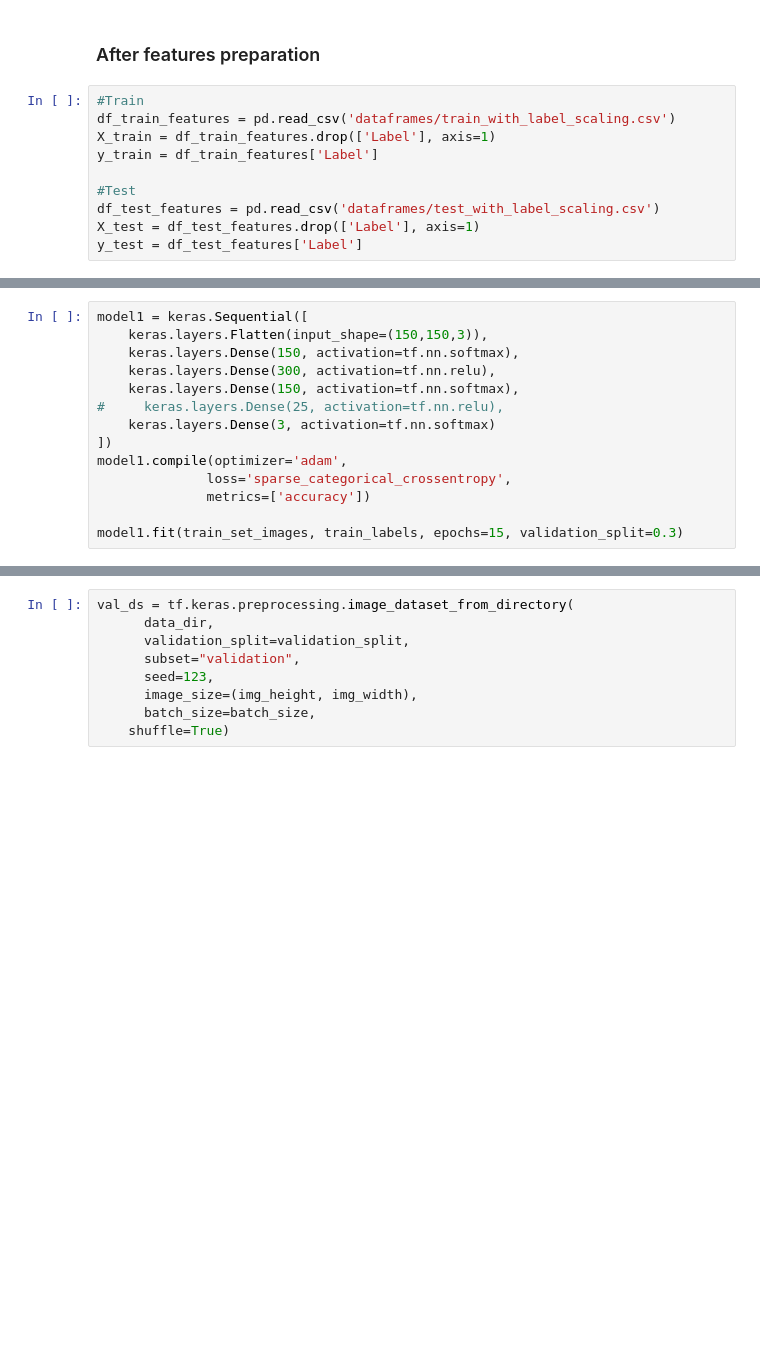
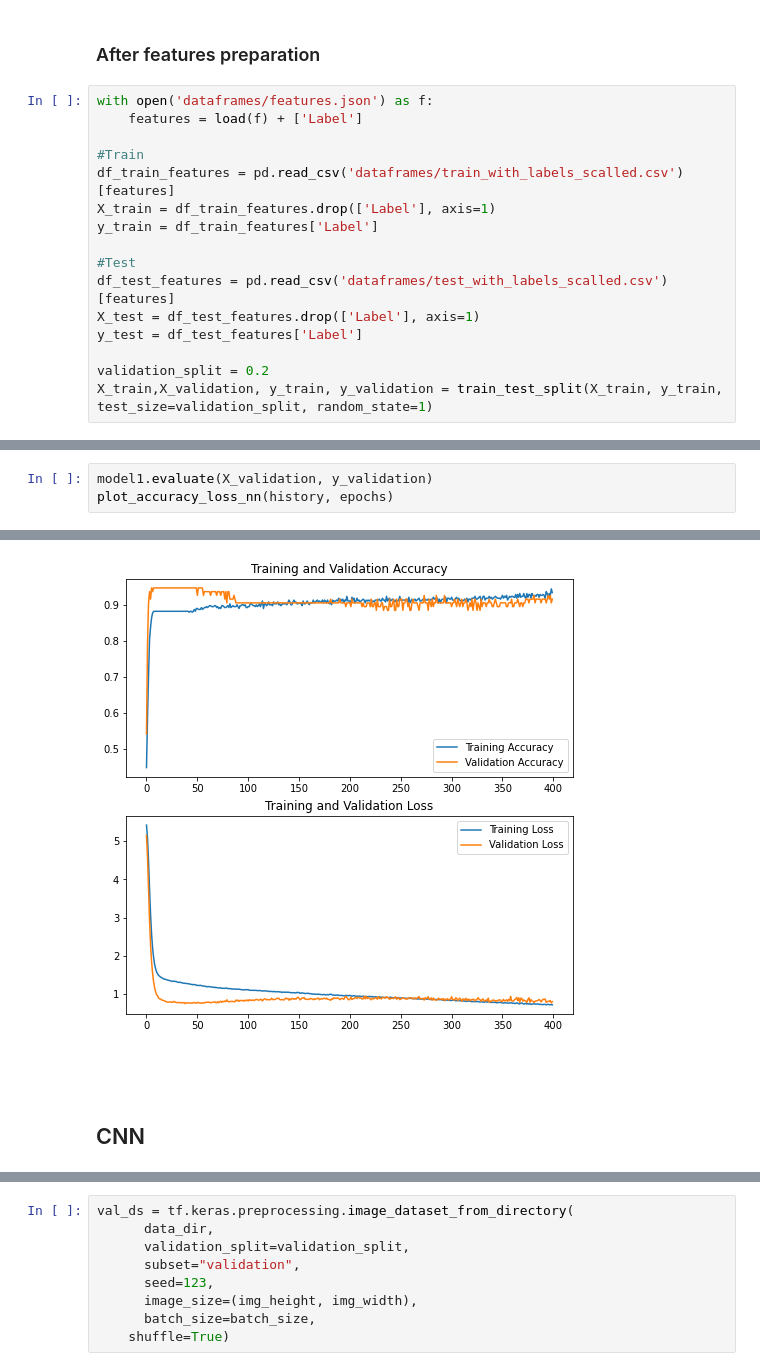
Before and after one commit to bateikoEd/object_recognition, a Jupyter notebook: Lab3/Lab3.ipynb, the cells around one changed output, grey strips where cells are left out. Drawn from its saved outputs; the diff is of its cells as text; blank space fills up the shorter version.

```diff
--- a/Lab3/Lab3.ipynb
+++ b/Lab3/Lab3.ipynb
@@ -1327,12 +1380,18 @@ WARNING:tensorflow:Model was constructed with shape (None, 1, 18) for input Tens
 # %% [markdown]
 ### After features preparation
 # %%
+with open('dataframes/features.json') as f:
+    features = load(f) + ['Label']
+
 #Train
-df_train_features = pd.read_csv('dataframes/train_with_label_scaling.csv')
+df_train_features = pd.read_csv('dataframes/train_with_labels_scalled.csv')[features]
 X_train = df_train_features.drop(['Label'], axis=1)
 y_train = df_train_features['Label']
 
 #Test
-df_test_features = pd.read_csv('dataframes/test_with_label_scaling.csv')
+df_test_features = pd.read_csv('dataframes/test_with_labels_scalled.csv')[features]
 X_test = df_test_features.drop(['Label'], axis=1)
 y_test = df_test_features['Label']
+
+validation_split = 0.2
+X_train,X_validation, y_train, y_validation = train_test_split(X_train, y_train, test_size=validation_split, random_state=1)
@@ -1414,14 +1471,0 @@ print(test_labels.shape)
-# %%
-model1 = keras.Sequential([
-    keras.layers.Flatten(input_shape=(150,150,3)),
-    keras.layers.Dense(150, activation=tf.nn.softmax),
-    keras.layers.Dense(300, activation=tf.nn.relu),
-    keras.layers.Dense(150, activation=tf.nn.softmax),
-#     keras.layers.Dense(25, activation=tf.nn.relu),
-    keras.layers.Dense(3, activation=tf.nn.softmax)
-])
-model1.compile(optimizer='adam',
-              loss='sparse_categorical_crossentropy',
-              metrics=['accuracy'])
-
-model1.fit(train_set_images, train_labels, epochs=15, validation_split=0.3)
@@ -1451,0 +1472,4 @@ model1.evaluate(test_set_images, test_labels)
+# %%
+model1.evaluate(X_validation, y_validation)
+plot_accuracy_loss_nn(history, epochs)
+# %% [output]
@@ -1452 +1477,6 @@ model1.evaluate(test_set_images, test_labels)
+[figure, added]
+# %% [markdown]
+##
+# %% [markdown]
+## CNN
 # %%
```
Also changed, not shown: parts of 36 cells of this notebook.
